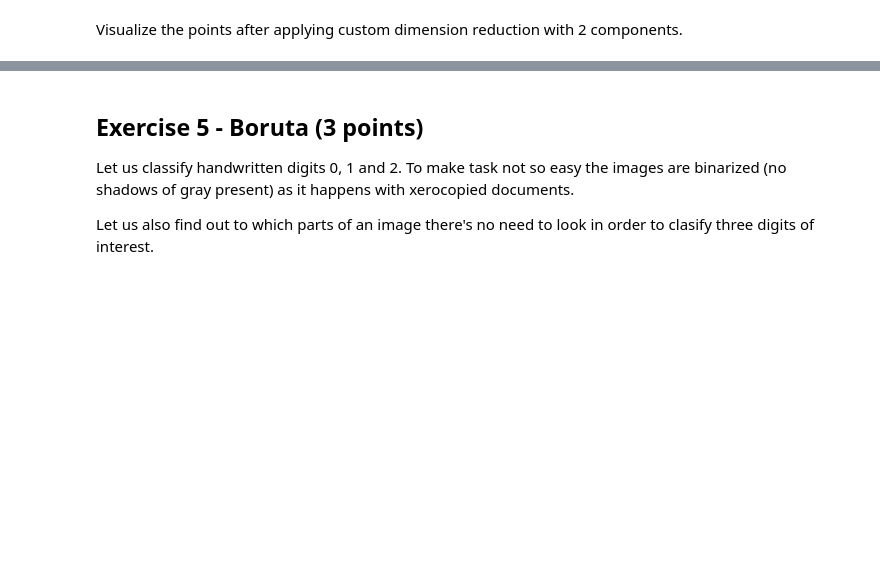
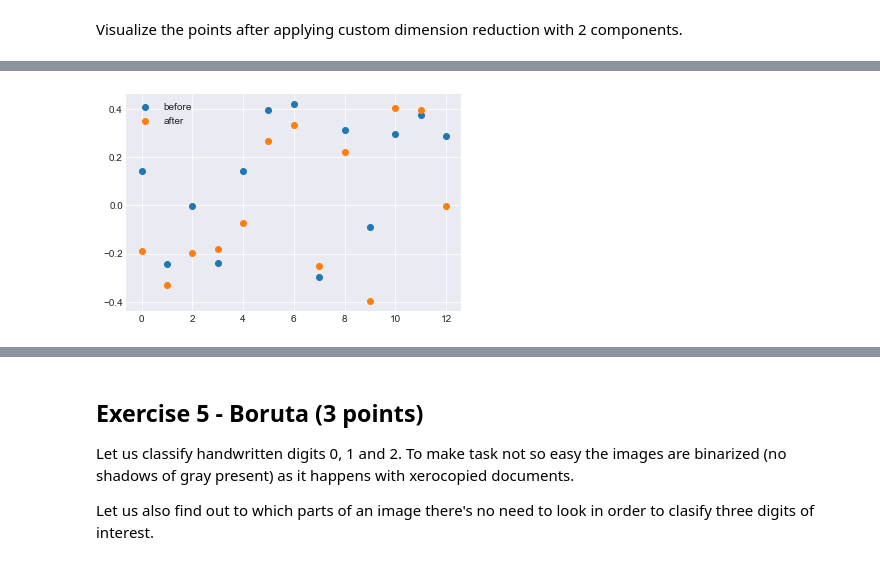
Before and after one commit to LaSegadora/rsschool_6_feature_engineering_and_selection, a Jupyter notebook: homework.ipynb, the cells around one changed output, grey strips where cells are left out. Saved outputs shown, nothing was run; the diff lists cells and outputs as text; code cells hidden in the pictures; blank space fills up the shorter version.

```diff
--- a/homework.ipynb
+++ b/homework.ipynb
@@ -244,0 +296,8 @@ Visualize the points after applying custom dimension reduction with 2 components
+# %%
+# x0 components before and after
+plt.scatter(t,x0,label='before')
+plt.scatter(t,x0_,label='after')
+plt.legend()
+plt.show()
+# %% [output]
+[figure, added]
```
Also changed, not shown: parts of 15 cells of this notebook.
